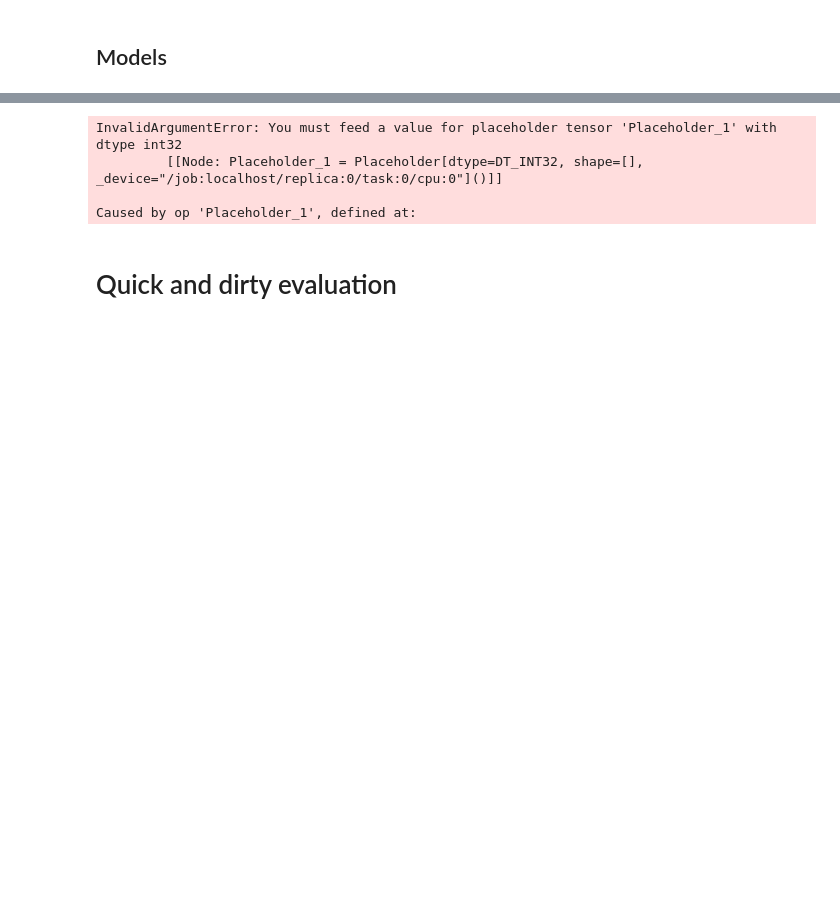
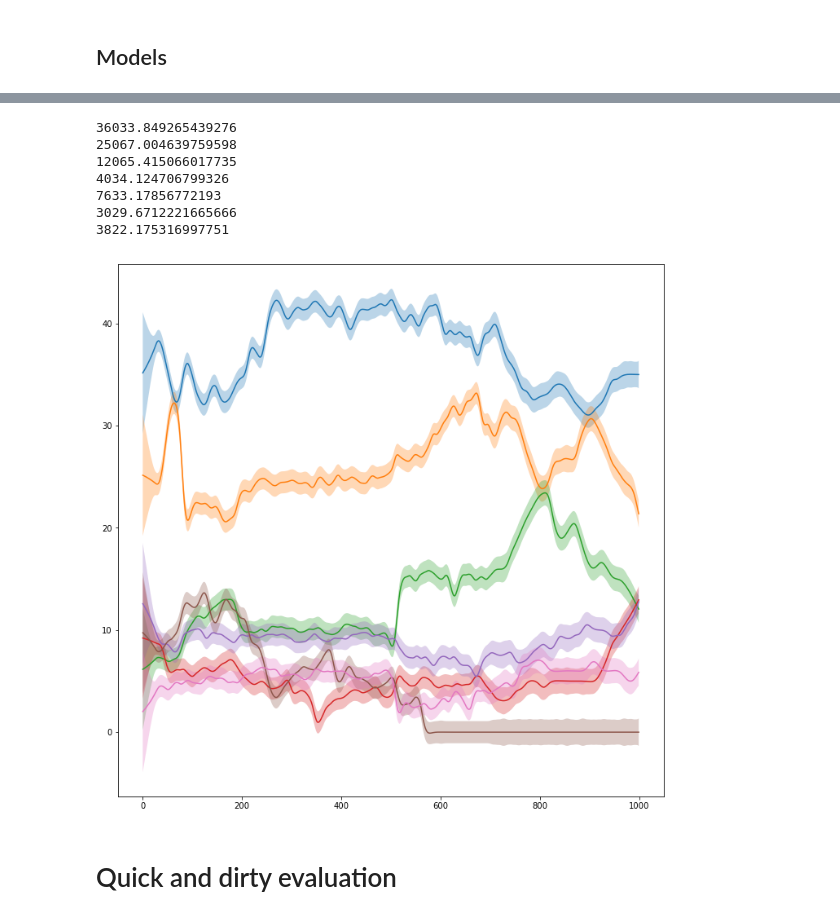
Before and after one commit to daveh19/foxy-predictor, a Jupyter notebook: models/models.ipynb, the cells around one changed output, grey strips where cells are left out. Cells and saved outputs as stored; diff of their text form; code cells hidden in the pictures; blank space fills up the shorter version.

Commit message:
Added error calc to Gaussian process

```diff
--- a/models/models.ipynb
+++ b/models/models.ipynb
@@ -307,48 +289,60 @@ class GPModel(Model):
 
     def predict(self, df=data):
         return self.predict_all(df).iloc[0]
 
     def predict_all(self, df=data):
         Y = df[parties]
         Y = Y.dropna(how='all').fillna(0)
         X = Y.index.values
 
         #X = pd.to_datetime(data.Datum)
         #X=-(X-dt.date.today()).astype('timedelta64[D]').reshape(-1,1)
         X = -X.reshape(-1,1).astype(float)
 
         #print(Y)
 
         m = GPflow.gpr.GPR(X, pd.DataFrame.as_matrix(Y), kern=self.kernel)
         m.optimize()
 
-        x_pred = np.linspace(X[0,0],X[-1,0], 1000).reshape(-1,1)
+        x_pred = np.linspace(10+X[0,0],X[-1,0], 1000).reshape(-1,1)
 
         mean, var = m.predict_y(x_pred)
+        stds = np.sqrt(var)
         # TODO: Integrate this into _normalize_to_hundred.
+
         prediction = 100 * mean / np.sum(mean, axis=1).reshape(-1, 1)
+        prediction_df = pd.DataFrame(index=range(len(prediction)), columns=parties)
 
-        prediction_df = pd.DataFrame(index=range(len(prediction)), columns=parties)
-        samples = m.sample(50,epsilon=0.015,verbose=1)
-        sample_df = m.get_samples_df(samples)
-        for i,s in sample_df.iterrows():
-            m.set_parameter_dict(s)
-            f= m.predict_f_samples(x_pred)
-            print(type(f))
-            break
         for j in range(len(prediction)):
             for i, party in enumerate(parties):
                 mean = prediction[j, i]
-                prediction_df[party][j] = [mean, mean, mean]
+                std  = stds[j,i] *2
+
+                prediction_df[party][j] = [mean-std, mean, mean+std]
 
         return prediction_df
 
-GPModel().predict_all(data)
+newdf = GPModel().predict_all(data)
+
+lower = newdf.applymap(lambda x : x[0])
+upper = newdf.applymap(lambda x : x[2])
+mean = newdf.applymap(lambda x : x[1])
+import matplotlib.pyplot as plt
+%matplotlib inline
+plt.figure(figsize=(12,12))
+for party in parties:
+    print(lower[party].sum())
+    plt.fill_between(np.arange(len(mean[party])),lower[party],upper[party],alpha=.3)
+    plt.plot(mean[party])
 # %% [output]
-InvalidArgumentError: You must feed a value for placeholder tensor 'Placeholder_1' with dtype int32
-         [[Node: Placeholder_1 = Placeholder[dtype=DT_INT32, shape=[], _device="/job:localhost/replica:0/task:0/cpu:0"]()]]
-
-Caused by op 'Placeholder_1', defined at:
+36033.849265439276
+25067.004639759598
+12065.415066017735
+4034.124706799326
+7633.17856772193
+3029.6712221665666
+3822.175316997751
+[figure, added]
 # %% [markdown]
 # Quick and dirty evaluation
 # %%
```
Also changed, not shown: parts of 1 cell of this notebook.
